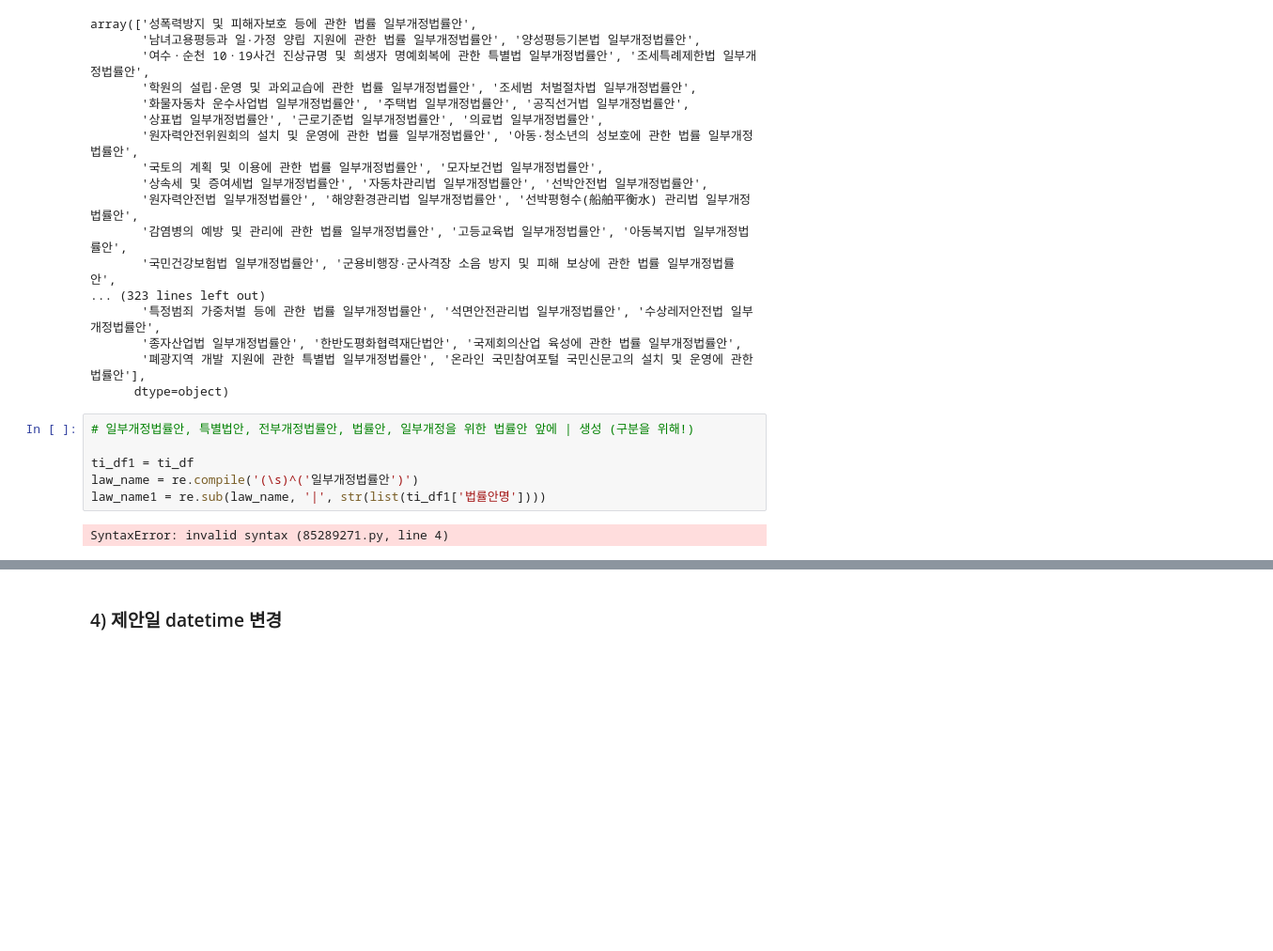
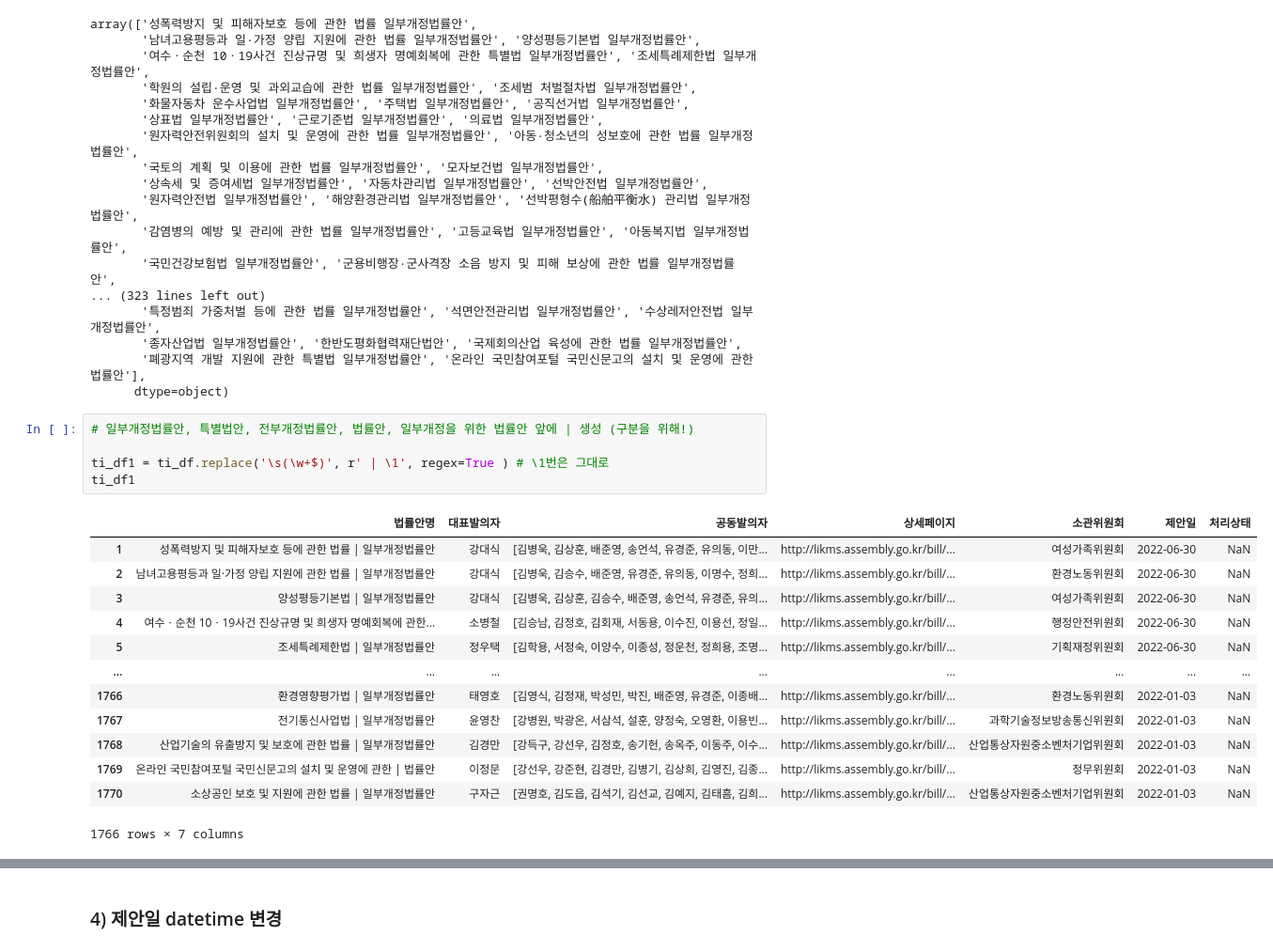
Before and after one commit to veryberry030/projects_cakd7_data, a Jupyter notebook: 위원회별 국회의원 데이터프레임.ipynb, the cells around one changed output, grey strips where cells are left out. Shown at 94% size. Cells and saved outputs as stored; diff of their text form; blank space fills up the shorter version.

```diff
--- a/위원회별 국회의원 데이터프레임.ipynb
+++ b/위원회별 국회의원 데이터프레임.ipynb
@@ -639,9 +623,20 @@ array(['성폭력방지 및 피해자보호 등에 관한 법률 일부개정법
 # %%
 # 일부개정법률안, 특별법안, 전부개정법률안, 법률안, 일부개정을 위한 법률안 앞에 | 생성 (구분을 위해!)
 
-ti_df1 = ti_df
-law_name = re.compile('(\s)^('일부개정법률안')')
-law_name1 = re.sub(law_name, '|', str(list(ti_df1['법률안명'])))
+ti_df1 = ti_df.replace('\s(\w+$)', r' | \1', regex=True ) # \1번은 그대로
+ti_df1
 # %% [output]
+|  | 법률안명 | 대표발의자 | 공동발의자 | 상세페이지 | 소관위원회 | 제안일 | 처리상태 |
+| 1 | 성폭력방지 및 피해자보호 등에 관한 법률 | 일부개정법률안 | 강대식 | [김병욱, 김상훈, 배준영, 송언석, 유경준, 유의동, 이만... | http://likms.assembly.go.kr/bill/... | 여성가족위원회 | 2022-06-30 | NaN |
+| 2 | 남녀고용평등과 일·가정 양립 지원에 관한 법률 | 일부개정법률안 | 강대식 | [김병욱, 김승수, 배준영, 유경준, 유의동, 이명수, 정희... | http://likms.assembly.go.kr/bill/... | 환경노동위원회 | 2022-06-30 | NaN |
+| 3 | 양성평등기본법 | 일부개정법률안 | 강대식 | [김병욱, 김상훈, 김승수, 배준영, 송언석, 유경준, 유의... | http://likms.assembly.go.kr/bill/... | 여성가족위원회 | 2022-06-30 | NaN |
+| 4 | 여수ㆍ순천 10ㆍ19사건 진상규명 및 희생자 명예회복에 관한... | 소병철 | [김승남, 김정호, 김회재, 서동용, 이수진, 이용선, 정일... | http://likms.assembly.go.kr/bill/... | 행정안전위원회 | 2022-06-30 | NaN |
+| 5 | 조세특례제한법 | 일부개정법률안 | 정우택 | [김학용, 서정숙, 이양수, 이종성, 정운천, 정희용, 조명... | http://likms.assembly.go.kr/bill/... | 기획재정위원회 | 2022-06-30 | NaN |
+| ... | ... | ... | ... | ... | ... | ... | ... |
+| 1766 | 환경영향평가법 | 일부개정법률안 | 태영호 | [김영식, 김정재, 박성민, 박진, 배준영, 유경준, 이종배... | http://likms.assembly.go.kr/bill/... | 환경노동위원회 | 2022-01-03 | NaN |
+| 1767 | 전기통신사업법 | 일부개정법률안 | 윤영찬 | [강병원, 박광온, 서삼석, 설훈, 양정숙, 오영환, 이용빈... | http://likms.assembly.go.kr/bill/... | 과학기술정보방송통신위원회 | 2022-01-03 | NaN |
+| 1768 | 산업기술의 유출방지 및 보호에 관한 법률 | 일부개정법률안 | 김경만 | [강득구, 강선우, 김정호, 송기헌, 송옥주, 이동주, 이수... | http://likms.assembly.go.kr/bill/... | 산업통상자원중소벤처기업위원회 | 2022-01-03 | NaN |
+| 1769 | 온라인 국민참여포털 국민신문고의 설치 및 운영에 관한 | 법률안 | 이정문 | [강선우, 강준현, 김경만, 김병기, 김상희, 김영진, 김종... | http://likms.assembly.go.kr/bill/... | 정무위원회 | 2022-01-03 | NaN |
+| 1770 | 소상공인 보호 및 지원에 관한 법률 | 일부개정법률안 | 구자근 | [권명호, 김도읍, 김석기, 김선교, 김예지, 김태흠, 김희... | http://likms.assembly.go.kr/bill/... | 산업통상자원중소벤처기업위원회 | 2022-01-03 | NaN |
-SyntaxError: invalid syntax (85289271.py, line 4)
+1766 rows × 7 columns
 # %%
```
Also changed, not shown: parts of 13 cells of this notebook, 2 other files.
